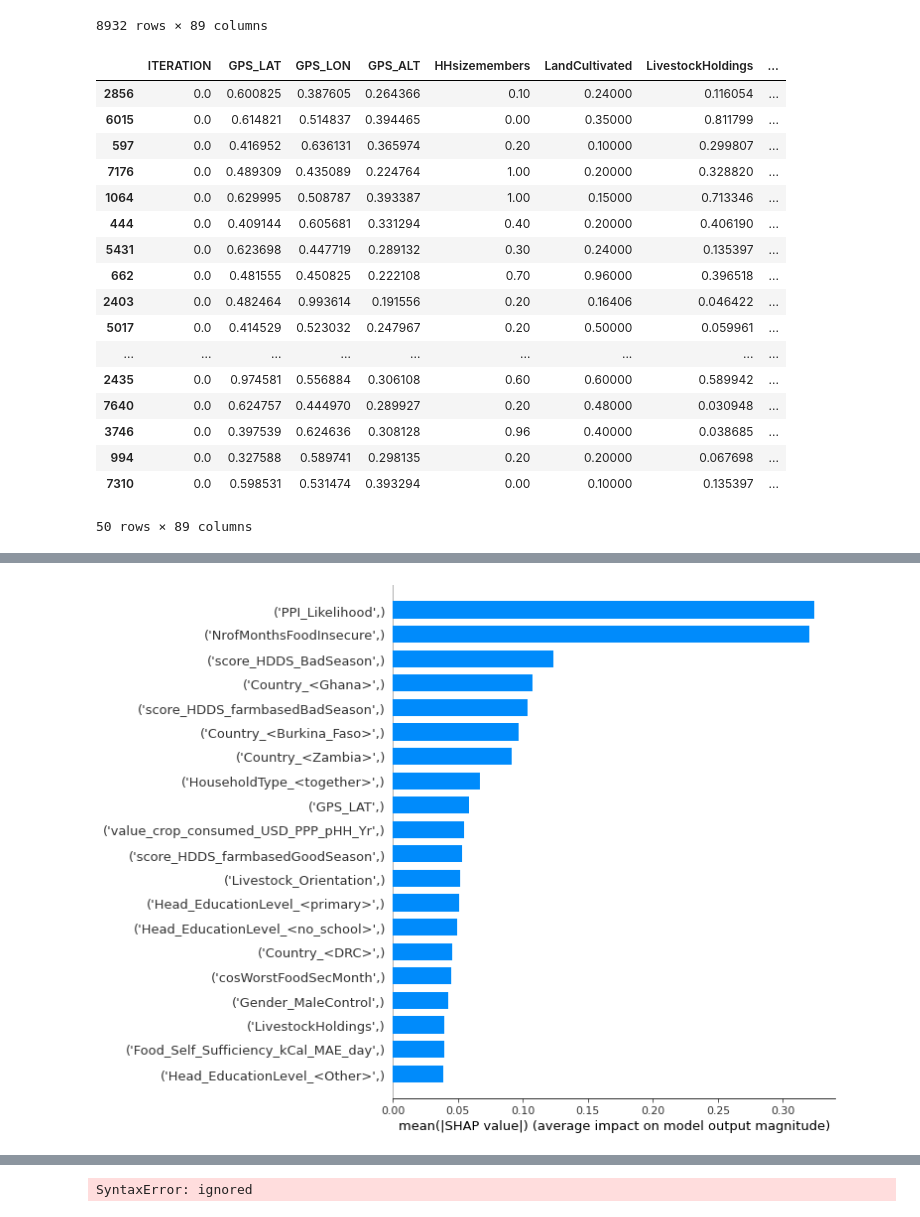
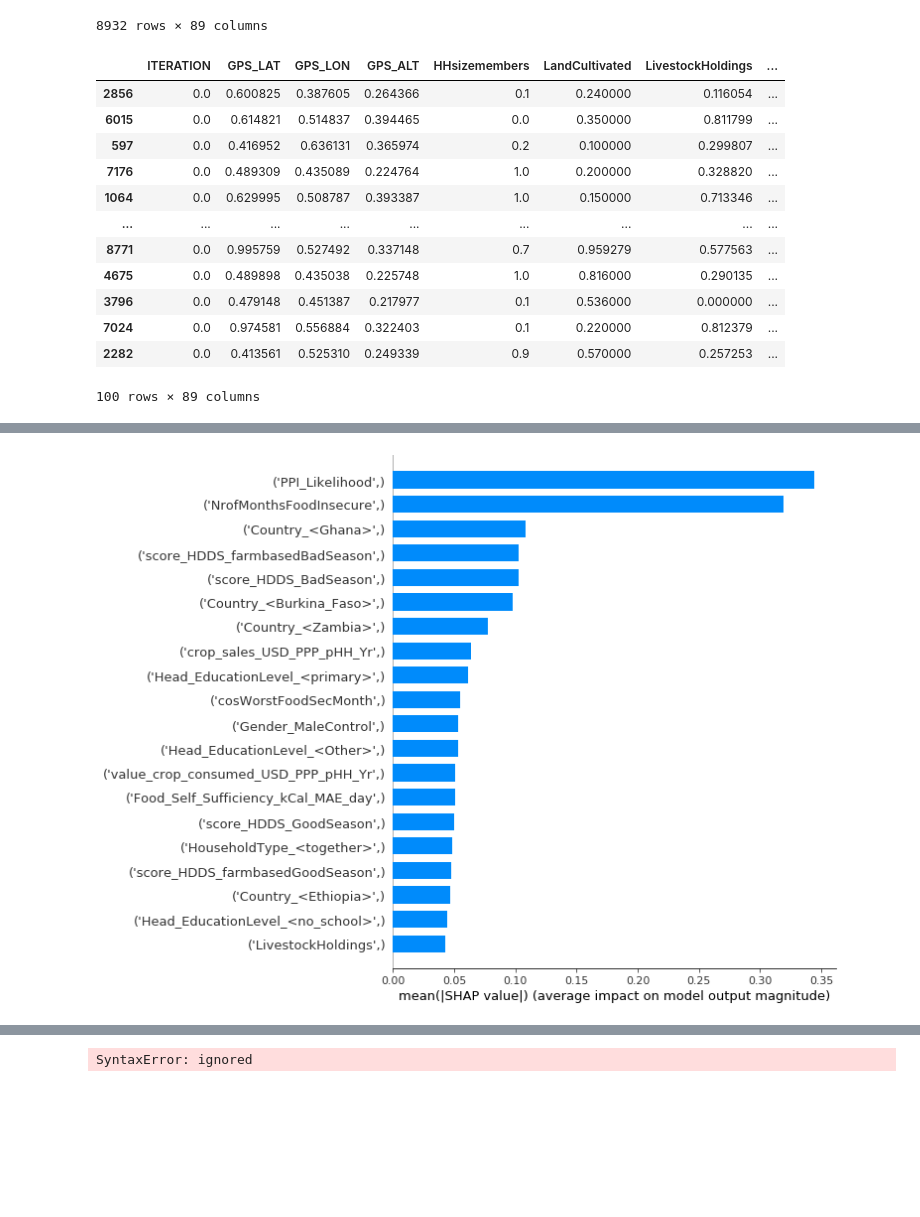
Before and after one commit to willianck/Predicting-Food-Insecurity, a Jupyter notebook: Modelling.ipynb, the cells around one changed output, grey strips where cells are left out. Saved outputs shown, nothing was run; the diff lists cells and outputs as text; code cells hidden in the pictures; blank space fills up the shorter version.

```diff
--- a/Modelling.ipynb
+++ b/Modelling.ipynb
@@ -38,6 +38,6 @@ from sklearn.preprocessing import MinMaxScaler
 scaler = MinMaxScaler()
 X_new = data.drop(['Food_InsecurityLevel'],axis=1)
 X = scaler.fit_transform(X_new)
-y = data['Food_InsecurityLevel']
-y.unique()
+y = data[['Food_InsecurityLevel']]
+y
 # %% [output]
@@ -206,24 +200,19 @@ test
 | 8931 | 0.0 | 0.464442 | 0.656159 | 0.357754 | 0.5 | 0.50000 | 0.541586 | ... |
 8932 rows × 89 columns
 # %%
-tester = test.sample(n=50, random_state=1)
+tester = test.sample(n=100, random_state=1)
 tester
 # %% [output]
 |  | ITERATION | GPS_LAT | GPS_LON | GPS_ALT | HHsizemembers | LandCultivated | LivestockHoldings | ... |
-| 2856 | 0.0 | 0.600825 | 0.387605 | 0.264366 | 0.10 | 0.24000 | 0.116054 | ... |
-| 6015 | 0.0 | 0.614821 | 0.514837 | 0.394465 | 0.00 | 0.35000 | 0.811799 | ... |
-| 597 | 0.0 | 0.416952 | 0.636131 | 0.365974 | 0.20 | 0.10000 | 0.299807 | ... |
-| 7176 | 0.0 | 0.489309 | 0.435089 | 0.224764 | 1.00 | 0.20000 | 0.328820 | ... |
-| 1064 | 0.0 | 0.629995 | 0.508787 | 0.393387 | 1.00 | 0.15000 | 0.713346 | ... |
-| 444 | 0.0 | 0.409144 | 0.605681 | 0.331294 | 0.40 | 0.20000 | 0.406190 | ... |
-| 5431 | 0.0 | 0.623698 | 0.447719 | 0.289132 | 0.30 | 0.24000 | 0.135397 | ... |
-| 662 | 0.0 | 0.481555 | 0.450825 | 0.222108 | 0.70 | 0.96000 | 0.396518 | ... |
-| 2403 | 0.0 | 0.482464 | 0.993614 | 0.191556 | 0.20 | 0.16406 | 0.046422 | ... |
-| 5017 | 0.0 | 0.414529 | 0.523032 | 0.247967 | 0.20 | 0.50000 | 0.059961 | ... |
+| 2856 | 0.0 | 0.600825 | 0.387605 | 0.264366 | 0.1 | 0.240000 | 0.116054 | ... |
+| 6015 | 0.0 | 0.614821 | 0.514837 | 0.394465 | 0.0 | 0.350000 | 0.811799 | ... |
+| 597 | 0.0 | 0.416952 | 0.636131 | 0.365974 | 0.2 | 0.100000 | 0.299807 | ... |
+| 7176 | 0.0 | 0.489309 | 0.435089 | 0.224764 | 1.0 | 0.200000 | 0.328820 | ... |
+| 1064 | 0.0 | 0.629995 | 0.508787 | 0.393387 | 1.0 | 0.150000 | 0.713346 | ... |
 | ... | ... | ... | ... | ... | ... | ... | ... | ... |
-| 2435 | 0.0 | 0.974581 | 0.556884 | 0.306108 | 0.60 | 0.60000 | 0.589942 | ... |
-| 7640 | 0.0 | 0.624757 | 0.444970 | 0.289927 | 0.20 | 0.48000 | 0.030948 | ... |
-| 3746 | 0.0 | 0.397539 | 0.624636 | 0.308128 | 0.96 | 0.40000 | 0.038685 | ... |
-| 994 | 0.0 | 0.327588 | 0.589741 | 0.298135 | 0.20 | 0.20000 | 0.067698 | ... |
-| 7310 | 0.0 | 0.598531 | 0.531474 | 0.393294 | 0.00 | 0.10000 | 0.135397 | ... |
+| 8771 | 0.0 | 0.995759 | 0.527492 | 0.337148 | 0.7 | 0.959279 | 0.577563 | ... |
+| 4675 | 0.0 | 0.489898 | 0.435038 | 0.225748 | 1.0 | 0.816000 | 0.290135 | ... |
+| 3796 | 0.0 | 0.479148 | 0.451387 | 0.217977 | 0.1 | 0.536000 | 0.000000 | ... |
+| 7024 | 0.0 | 0.974581 | 0.556884 | 0.322403 | 0.1 | 0.220000 | 0.812379 | ... |
+| 2282 | 0.0 | 0.413561 | 0.525310 | 0.249339 | 0.9 | 0.570000 | 0.257253 | ... |
-50 rows × 89 columns
+100 rows × 89 columns
@@ -236,5 +229,5 @@ rf_shap_values = rf_explainer.shap_values(tester)
 # %%
 shap.summary_plot(rf_shap_values, tester, plot_type="bar")
 # %% [output]
-[figure, old version]
+[figure, new version]
 # %%
```
Also changed, not shown: parts of 7 cells of this notebook, 1 other file.
